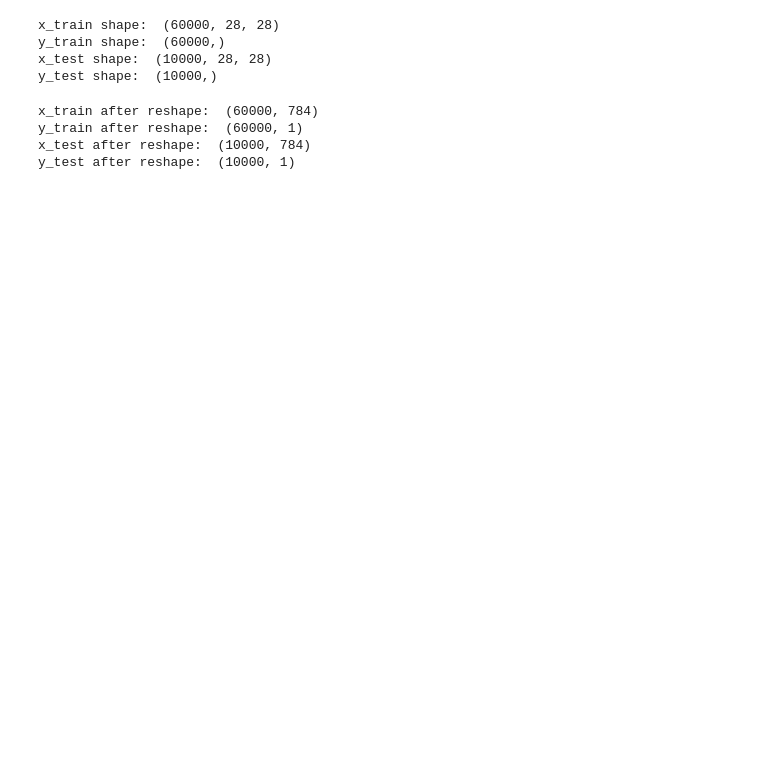
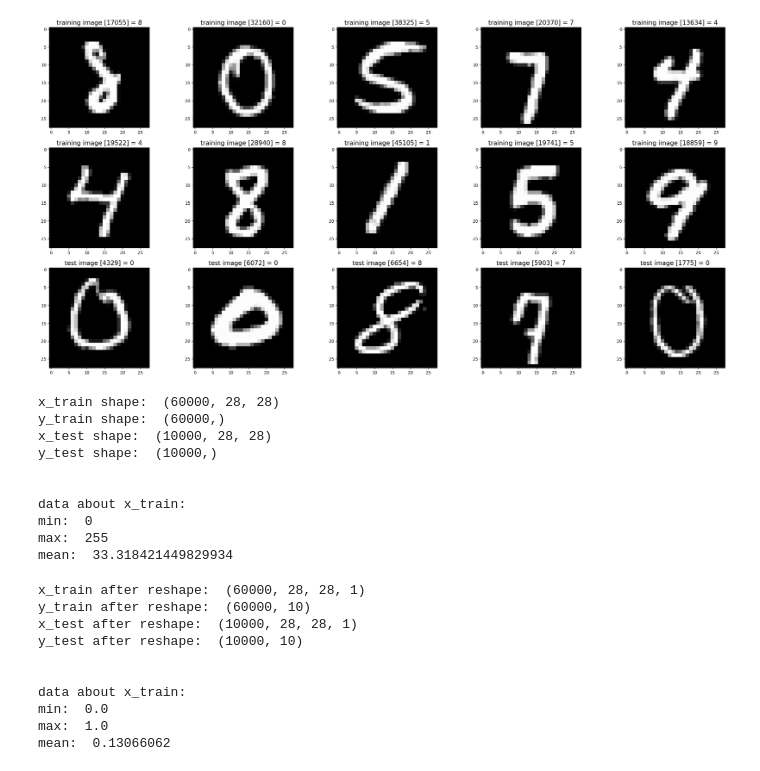
Before and after one commit to LorenzoGurrola/MNIST, a Jupyter notebook: MNIST.ipynb, the cells around one changed output. Drawn from its saved outputs; the diff is of its cells as text; code cells hidden in the pictures; blank space fills up the shorter version.

```diff
--- a/MNIST.ipynb
+++ b/MNIST.ipynb
@@ -63,3 +9,5 @@ mnist_dataloader = MnistDataloader(training_images_filepath, training_labels_fil
+# %%
+(x_train, y_train), (x_test, y_test) = tf.keras.datasets.mnist.load_data()
 # %%
 #
 # Helper function to show a list of images with their relating titles
@@ -99,33 +28,63 @@ for i in range(0, 5):
+# %%
+images_2_show = []
+titles_2_show = []
+for i in range(0, 10):
+    r = random.randint(1, 60000)
+    images_2_show.append(x_train[r])
+    titles_2_show.append('training image [' + str(r) + '] = ' + str(y_train[r]))
+
+for i in range(0, 5):
+    r = random.randint(1, 10000)
+    images_2_show.append(x_test[r])
+    titles_2_show.append('test image [' + str(r) + '] = ' + str(y_test[r]))
+
+show_images(images_2_show, titles_2_show)
+# %% [output]
+[figure, added]
 # %%
-x_train = np.array(x_train)
-y_train = np.array(y_train)
-x_test = np.array(x_test)
-y_test = np.array(y_test)
-
 print('x_train shape: ', x_train.shape)
 print('y_train shape: ', y_train.shape)
 print('x_test shape: ', x_test.shape)
 print('y_test shape: ', y_test.shape)
+print('\n')
+print('data about x_train: ')
+print('min: ', x_train.min())
+print('max: ', x_train.max())
+print('mean: ', x_train.mean())
 # %% [output]
 x_train shape:  (60000, 28, 28)
 y_train shape:  (60000,)
 x_test shape:  (10000, 28, 28)
 y_test shape:  (10000,)
+
+
+data about x_train:
+min:  0
+max:  255
+mean:  33.318421449829934
 # %%
-m = x_train.shape[0]
-l = x_train.shape
+x_train_proccessed = np.reshape(x_train, (x_train.shape[0], x_train.shape[1], x_train.shape[2], 1)).astype('float32') / 255.0
+y_train_proccessed = tf.keras.utils.to_categorical(y_train, num_classes=10) #np.reshape(y_train, (60000, 1)) #
+x_test_proccessed = np.reshape(x_test, (x_test.shape[0], x_test.shape[1], x_test.shape[2], 1)).astype('float32') / 255.0
+y_test_proccessed = tf.keras.utils.to_categorical(y_test, num_classes=10)
 
-x_train = np.reshape(x_train, (m, l, l, c))
-y_train = np.reshape(y_train, (60000, 1))
-x_test = np.reshape(x_test, (10000, 784))
-y_test = np.reshape(y_test, (10000, 1))
-
-print('x_train after reshape: ', x_train.shape)
-print('y_train after reshape: ', y_train.shape)
-print('x_test after reshape: ', x_test.shape)
-print('y_test after reshape: ', y_test.shape)
+print('x_train after reshape: ', x_train_proccessed.shape)
+print('y_train after reshape: ', y_train_proccessed.shape)
+print('x_test after reshape: ', x_test_proccessed.shape)
+print('y_test after reshape: ', y_test_proccessed.shape)
+print('\n')
+print('data about x_train: ')
+print('min: ', x_train_proccessed.min())
+print('max: ', x_train_proccessed.max())
+print('mean: ', x_train_proccessed.mean())
 # %% [output]
-x_train after reshape:  (60000, 784)
-y_train after reshape:  (60000, 1)
-x_test after reshape:  (10000, 784)
-y_test after reshape:  (10000, 1)
+x_train after reshape:  (60000, 28, 28, 1)
+y_train after reshape:  (60000, 10)
+x_test after reshape:  (10000, 28, 28, 1)
+y_test after reshape:  (10000, 10)
+
+
+data about x_train:
+min:  0.0
+max:  1.0
+mean:  0.13066062
```
Also changed, not shown: parts of 11 cells of this notebook, 8 other files.
